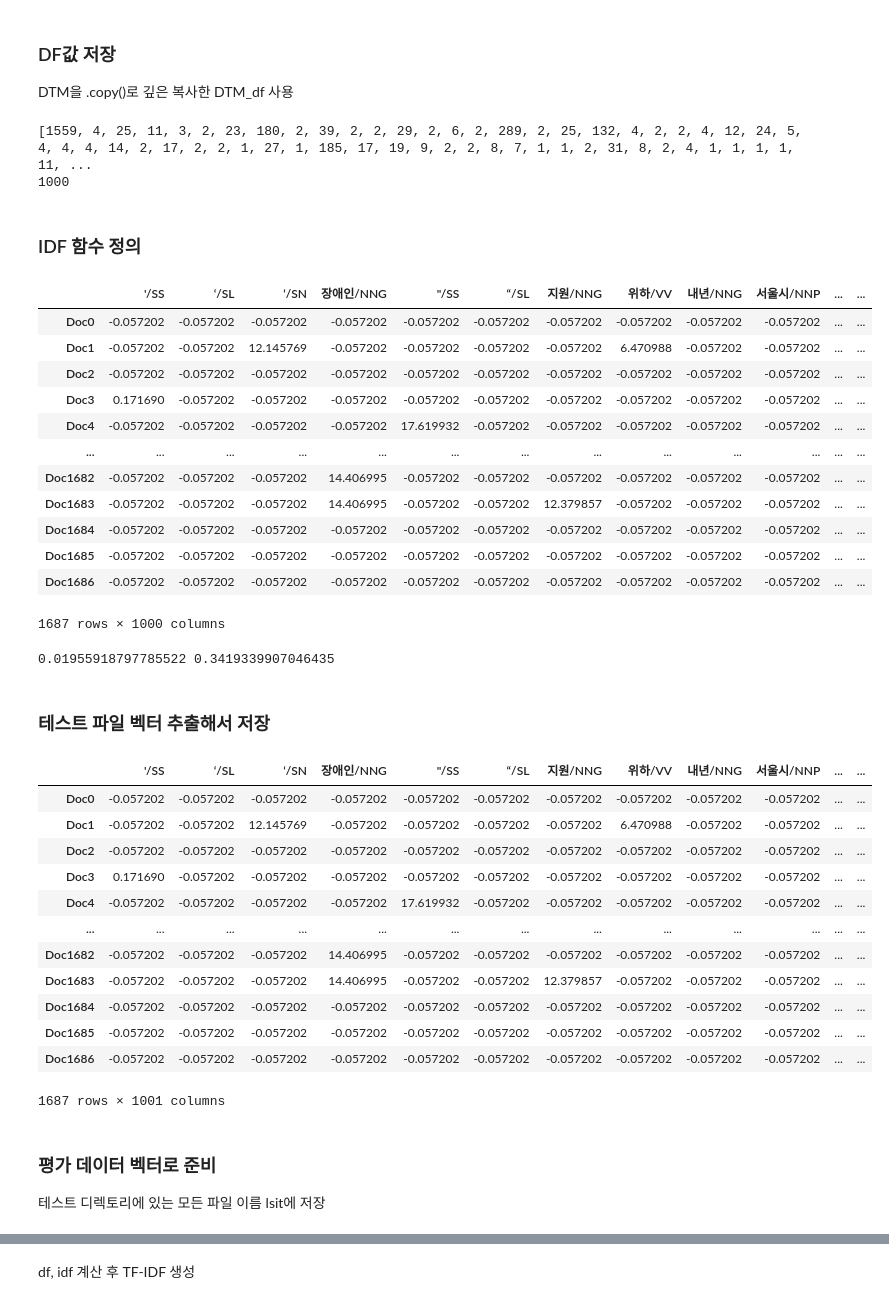
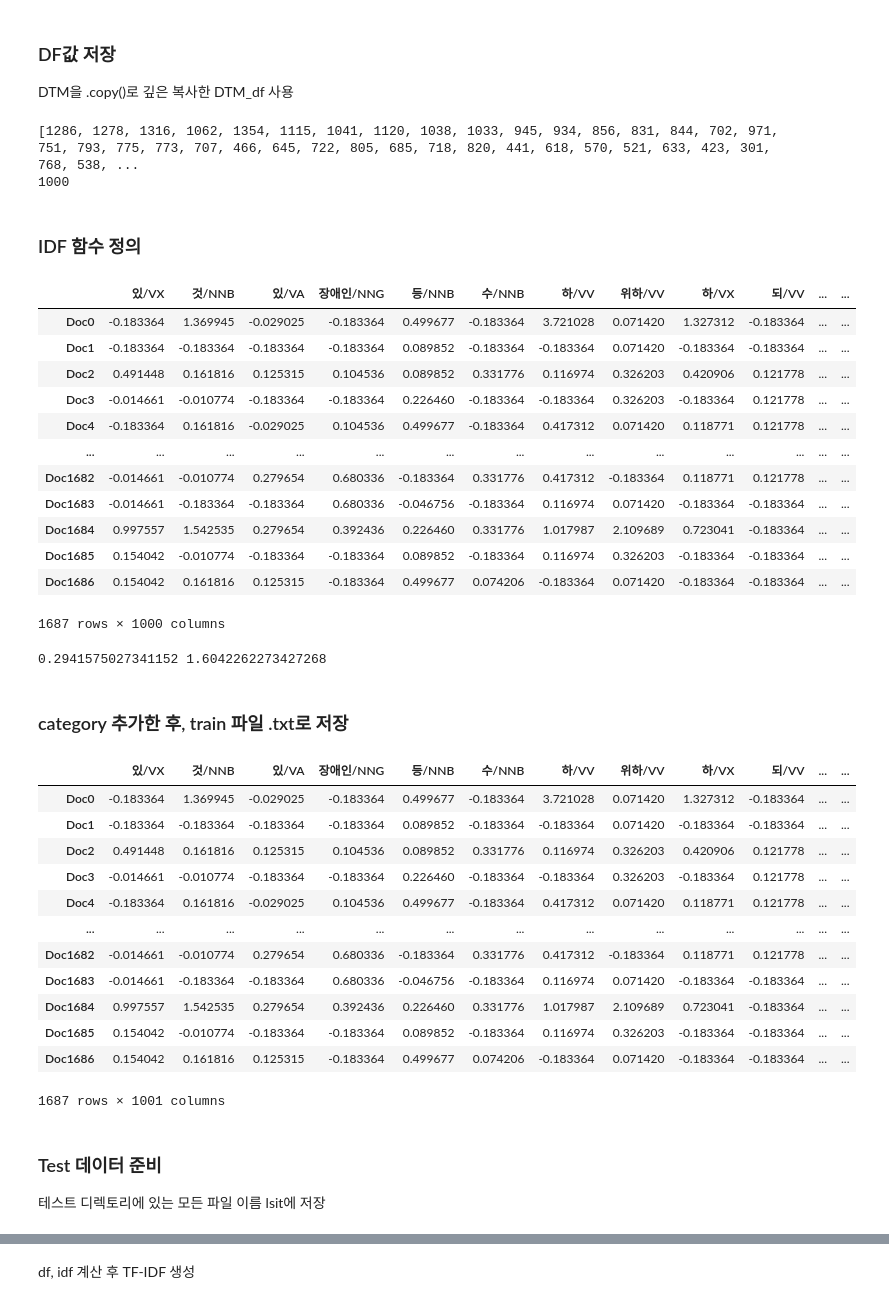
Before and after one commit to JDeoks/NLP_Assignment2, a Jupyter notebook: Assignment2.ipynb, the cells around one changed output, grey strips where cells are left out. Drawn from its saved outputs; the diff is of its cells as text; code cells hidden in the pictures.

```diff
--- a/Assignment2.ipynb
+++ b/Assignment2.ipynb
@@ -63,7 +63,7 @@ def readFileName(directory):
         arg:
             directory`string`: 읽을 파일의 디렉토리
         return:
-            fileName2D`DataFrame`: 읽은 파일명 저장된 table (row: categoryIdx, col: 파일 이름)
+            fileName2D`str 2D list`: 읽은 파일명 저장된 table (row: categoryIdx, col: 파일 이름)
     """
 
     fileName2D = []
@@ -126,6 +126,8 @@ def makeTrainDTM(directory, category, fileName2D):
     #문서 번호
 
     for categoryIdx in range(len(category)):
+
+        # 수정 필요
         for fileIdx in range(len(fileName2D[categoryIdx])):
             file = open(directory+'/'+category[categoryIdx]+'/'+fileName2D[categoryIdx][fileIdx], "r")
 
@@ -147,8 +149,7 @@ def makeTrainDTM(directory, category, fileName2D):
                 # '\t'를 기준으로 뒤, '+'를 기준으로 앞의 string을 잘라 list에 저장
 
                 if morp == '':
-                    break
-    ########################################## continue로 바꿔야 함 ########################################
+                    continue
                 # 빈 string이면 무시
 
                 if morp in DTM.columns:
@@ -160,6 +161,7 @@ def makeTrainDTM(directory, category, fileName2D):
 
             docNum += 1
     return DTM
+    #28분
 # %%
 DTM = makeTrainDTM('/Users/jeongdeok/Downloads/2022_Fall_Student_Data/8/Corpus/Input_Data', category, fileName2D)
 DTM
@@ -259,7 +263,7 @@ def makeDFList (DTM):
     colNum = DTM.shape[1]
     #DTM column 개수
     for c in range(colNum):
-        df_list.append(len(sum_remove.loc[sum_remove.iloc[:,c] != 0]))
+        df_list.append(len(DTM.loc[DTM.iloc[:,c] != 0]))
         # 모든 column을 다 돌면서 값이 0이 아닌 row가 몇개 있는지 df_list에 저장
     return df_list
 
@@ -267,7 +271,7 @@ df_list = makeDFList(DTM)
 print(df_list)
 print(len(df_list))
 # %% [output]
-[1559, 4, 25, 11, 3, 2, 23, 180, 2, 39, 2, 2, 29, 2, 6, 2, 289, 2, 25, 132, 4, 2, 2, 4, 12, 24, 5, 4, 4, 4, 14, 2, 17, 2, 2, 1, 27, 1, 185, 17, 19, 9, 2, 2, 8, 7, 1, 1, 2, 31, 8, 2, 4, 1, 1, 1, 1, 11, ...
+[1286, 1278, 1316, 1062, 1354, 1115, 1041, 1120, 1038, 1033, 945, 934, 856, 831, 844, 702, 971, 751, 793, 775, 773, 707, 466, 645, 722, 805, 685, 718, 820, 441, 618, 570, 521, 633, 423, 301, 768, 538, ...
 1000
 # %% [markdown]
 ### IDF 함수 정의
@@ -317,41 +321,41 @@ TF_IDF_train, mean, std = makeTF_IDF(DTM, df_list)
 # %%
 TF_IDF_train
 # %% [output]
-|  | '/SS | ‘/SL | ‘/SN | 장애인/NNG | "/SS | “/SL | 지원/NNG | 위하/VV | 내년/NNG | 서울시/NNP | ... | ... |
-| Doc0 | -0.057202 | -0.057202 | -0.057202 | -0.057202 | -0.057202 | -0.057202 | -0.057202 | -0.057202 | -0.057202 | -0.057202 | ... | ... |
-| Doc1 | -0.057202 | -0.057202 | 12.145769 | -0.057202 | -0.057202 | -0.057202 | -0.057202 | 6.470988 | -0.057202 | -0.057202 | ... | ... |
-| Doc2 | -0.057202 | -0.057202 | -0.057202 | -0.057202 | -0.057202 | -0.057202 | -0.057202 | -0.057202 | -0.057202 | -0.057202 | ... | ... |
-| Doc3 | 0.171690 | -0.057202 | -0.057202 | -0.057202 | -0.057202 | -0.057202 | -0.057202 | -0.057202 | -0.057202 | -0.057202 | ... | ... |
-| Doc4 | -0.057202 | -0.057202 | -0.057202 | -0.057202 | 17.619932 | -0.057202 | -0.057202 | -0.057202 | -0.057202 | -0.057202 | ... | ... |
+|  | 있/VX | 것/NNB | 있/VA | 장애인/NNG | 등/NNB | 수/NNB | 하/VV | 위하/VV | 하/VX | 되/VV | ... | ... |
+| Doc0 | -0.183364 | 1.369945 | -0.029025 | -0.183364 | 0.499677 | -0.183364 | 3.721028 | 0.071420 | 1.327312 | -0.183364 | ... | ... |
+| Doc1 | -0.183364 | -0.183364 | -0.183364 | -0.183364 | 0.089852 | -0.183364 | -0.183364 | 0.071420 | -0.183364 | -0.183364 | ... | ... |
+| Doc2 | 0.491448 | 0.161816 | 0.125315 | 0.104536 | 0.089852 | 0.331776 | 0.116974 | 0.326203 | 0.420906 | 0.121778 | ... | ... |
+| Doc3 | -0.014661 | -0.010774 | -0.183364 | -0.183364 | 0.226460 | -0.183364 | -0.183364 | 0.326203 | -0.183364 | 0.121778 | ... | ... |
+| Doc4 | -0.183364 | 0.161816 | -0.029025 | 0.104536 | 0.499677 | -0.183364 | 0.417312 | 0.071420 | 0.118771 | 0.121778 | ... | ... |
 | ... | ... | ... | ... | ... | ... | ... | ... | ... | ... | ... | ... | ... |
-| Doc1682 | -0.057202 | -0.057202 | -0.057202 | 14.406995 | -0.057202 | -0.057202 | -0.057202 | -0.057202 | -0.057202 | -0.057202 | ... | ... |
-| Doc1683 | -0.057202 | -0.057202 | -0.057202 | 14.406995 | -0.057202 | -0.057202 | 12.379857 | -0.057202 | -0.057202 | -0.057202 | ... | ... |
-| Doc1684 | -0.057202 | -0.057202 | -0.057202 | -0.057202 | -0.057202 | -0.057202 | -0.057202 | -0.057202 | -0.057202 | -0.057202 | ... | ... |
-| Doc1685 | -0.057202 | -0.057202 | -0.057202 | -0.057202 | -0.057202 | -0.057202 | -0.057202 | -0.057202 | -0.057202 | -0.057202 | ... | ... |
-| Doc1686 | -0.057202 | -0.057202 | -0.057202 | -0.057202 | -0.057202 | -0.057202 | -0.057202 | -0.057202 | -0.057202 | -0.057202 | ... | ... |
+| Doc1682 | -0.014661 | -0.010774 | 0.279654 | 0.680336 | -0.183364 | 0.331776 | 0.417312 | -0.183364 | 0.118771 | 0.121778 | ... | ... |
+| Doc1683 | -0.014661 | -0.183364 | -0.183364 | 0.680336 | -0.046756 | -0.183364 | 0.116974 | 0.071420 | -0.183364 | -0.183364 | ... | ... |
+| Doc1684 | 0.997557 | 1.542535 | 0.279654 | 0.392436 | 0.226460 | 0.331776 | 1.017987 | 2.109689 | 0.723041 | -0.183364 | ... | ... |
+| Doc1685 | 0.154042 | -0.010774 | -0.183364 | -0.183364 | 0.089852 | -0.183364 | 0.116974 | 0.326203 | -0.183364 | -0.183364 | ... | ... |
+| Doc1686 | 0.154042 | 0.161816 | 0.125315 | -0.183364 | 0.499677 | 0.074206 | -0.183364 | 0.071420 | -0.183364 | -0.183364 | ... | ... |
 1687 rows × 1000 columns
 # %%
 print(mean, std)
 # %% [output]
-0.01955918797785522 0.3419339907046435
+0.2941575027341152 1.6042262273427268
-# %% [markdown]
-###  테스트 파일 벡터 추출해서 저장
+# %% [markdown]
+###  category 추가한 후, train 파일 .txt로 저장
 # %%
-TF_IDF_with_label = pd.concat([TF_IDF_train, label],axis = 1)
-TF_IDF_with_label
+TF_IDF_train_label = pd.concat([TF_IDF_train, label],axis = 1)
+TF_IDF_train_label
 # %% [output]
-|  | '/SS | ‘/SL | ‘/SN | 장애인/NNG | "/SS | “/SL | 지원/NNG | 위하/VV | 내년/NNG | 서울시/NNP | ... | ... |
-| Doc0 | -0.057202 | -0.057202 | -0.057202 | -0.057202 | -0.057202 | -0.057202 | -0.057202 | -0.057202 | -0.057202 | -0.057202 | ... | ... |
-| Doc1 | -0.057202 | -0.057202 | 12.145769 | -0.057202 | -0.057202 | -0.057202 | -0.057202 | 6.470988 | -0.057202 | -0.057202 | ... | ... |
-| Doc2 | -0.057202 | -0.057202 | -0.057202 | -0.057202 | -0.057202 | -0.057202 | -0.057202 | -0.057202 | -0.057202 | -0.057202 | ... | ... |
-| Doc3 | 0.171690 | -0.057202 | -0.057202 | -0.057202 | -0.057202 | -0.057202 | -0.057202 | -0.057202 | -0.057202 | -0.057202 | ... | ... |
-| Doc4 | -0.057202 | -0.057202 | -0.057202 | -0.057202 | 17.619932 | -0.057202 | -0.057202 | -0.057202 | -0.057202 | -0.057202 | ... | ... |
+|  | 있/VX | 것/NNB | 있/VA | 장애인/NNG | 등/NNB | 수/NNB | 하/VV | 위하/VV | 하/VX | 되/VV | ... | ... |
+| Doc0 | -0.183364 | 1.369945 | -0.029025 | -0.183364 | 0.499677 | -0.183364 | 3.721028 | 0.071420 | 1.327312 | -0.183364 | ... | ... |
+| Doc1 | -0.183364 | -0.183364 | -0.183364 | -0.183364 | 0.089852 | -0.183364 | -0.183364 | 0.071420 | -0.183364 | -0.183364 | ... | ... |
+| Doc2 | 0.491448 | 0.161816 | 0.125315 | 0.104536 | 0.089852 | 0.331776 | 0.116974 | 0.326203 | 0.420906 | 0.121778 | ... | ... |
+| Doc3 | -0.014661 | -0.010774 | -0.183364 | -0.183364 | 0.226460 | -0.183364 | -0.183364 | 0.326203 | -0.183364 | 0.121778 | ... | ... |
+| Doc4 | -0.183364 | 0.161816 | -0.029025 | 0.104536 | 0.499677 | -0.183364 | 0.417312 | 0.071420 | 0.118771 | 0.121778 | ... | ... |
 | ... | ... | ... | ... | ... | ... | ... | ... | ... | ... | ... | ... | ... |
-| Doc1682 | -0.057202 | -0.057202 | -0.057202 | 14.406995 | -0.057202 | -0.057202 | -0.057202 | -0.057202 | -0.057202 | -0.057202 | ... | ... |
-| Doc1683 | -0.057202 | -0.057202 | -0.057202 | 14.406995 | -0.057202 | -0.057202 | 12.379857 | -0.057202 | -0.057202 | -0.057202 | ... | ... |
-| Doc1684 | -0.057202 | -0.057202 | -0.057202 | -0.057202 | -0.057202 | -0.057202 | -0.057202 | -0.057202 | -0.057202 | -0.057202 | ... | ... |
-| Doc1685 | -0.057202 | -0.057202 | -0.057202 | -0.057202 | -0.057202 | -0.057202 | -0.057202 | -0.057202 | -0.057202 | -0.057202 | ... | ... |
-| Doc1686 | -0.057202 | -0.057202 | -0.057202 | -0.057202 | -0.057202 | -0.057202 | -0.057202 | -0.057202 | -0.057202 | -0.057202 | ... | ... |
+| Doc1682 | -0.014661 | -0.010774 | 0.279654 | 0.680336 | -0.183364 | 0.331776 | 0.417312 | -0.183364 | 0.118771 | 0.121778 | ... | ... |
+| Doc1683 | -0.014661 | -0.183364 | -0.183364 | 0.680336 | -0.046756 | -0.183364 | 0.116974 | 0.071420 | -0.183364 | -0.183364 | ... | ... |
+| Doc1684 | 0.997557 | 1.542535 | 0.279654 | 0.392436 | 0.226460 | 0.331776 | 1.017987 | 2.109689 | 0.723041 | -0.183364 | ... | ... |
+| Doc1685 | 0.154042 | -0.010774 | -0.183364 | -0.183364 | 0.089852 | -0.183364 | 0.116974 | 0.326203 | -0.183364 | -0.183364 | ... | ... |
+| Doc1686 | 0.154042 | 0.161816 | 0.125315 | -0.183364 | 0.499677 | 0.074206 | -0.183364 | 0.071420 | -0.183364 | -0.183364 | ... | ... |
 1687 rows × 1001 columns
 # %%
 
@@ -359,3 +363,3 @@ TF_IDF_with_label.to_csv("/Users/jeongdeok/Downloads/2022_Fall_Student_Data/8/TF
 # %% [markdown]
-### 평가 데이터 벡터로 준비
+### Test 데이터 준비
 테스트 디렉토리에 있는 모든 파일 이름 lsit에 저장
```
Also changed, not shown: parts of 30 cells of this notebook, 1 other file.
